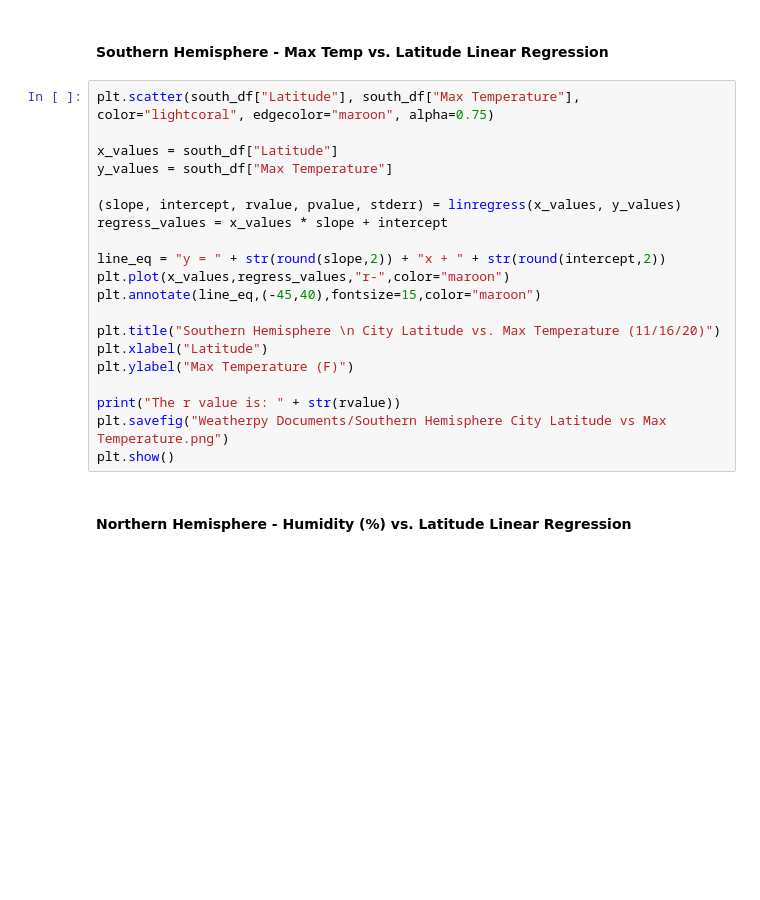
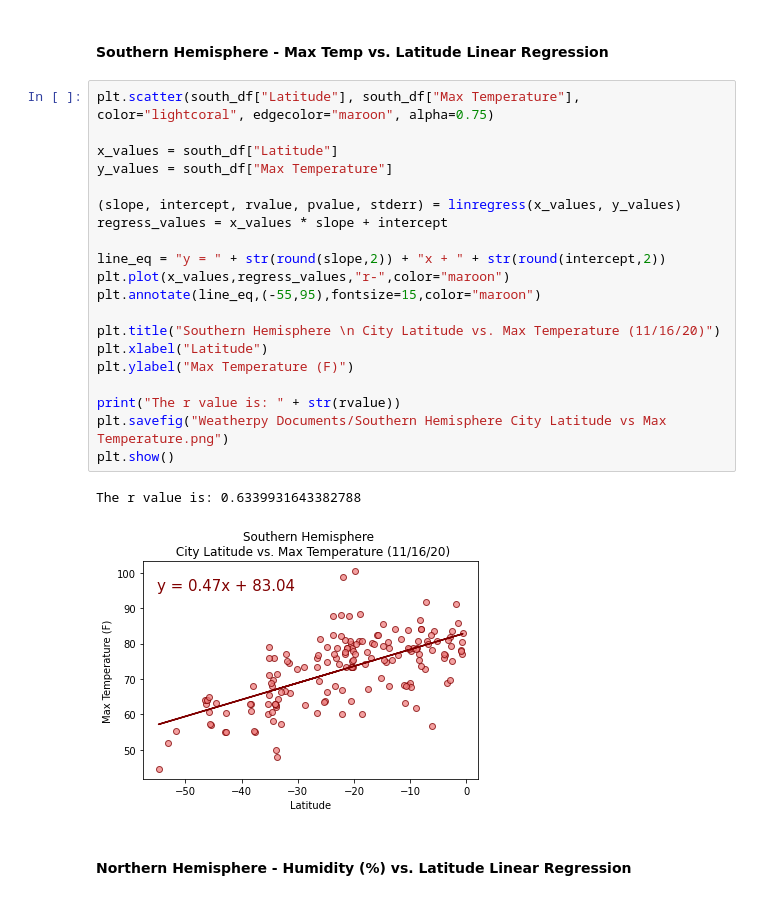
Before and after one commit to Kylmalcolm/Global-Weather-Analysis, a Jupyter notebook: WeatherPy.ipynb, the cells around one changed output. Drawn from its saved outputs; the diff is of its cells as text; blank space fills up the shorter version.

```diff
--- a/WeatherPy.ipynb
+++ b/WeatherPy.ipynb
@@ -215,23 +254,26 @@ plt.show()
 # %%
 plt.scatter(south_df["Latitude"], south_df["Max Temperature"], color="lightcoral", edgecolor="maroon", alpha=0.75)
 
 x_values = south_df["Latitude"]
 y_values = south_df["Max Temperature"]
 
 (slope, intercept, rvalue, pvalue, stderr) = linregress(x_values, y_values)
 regress_values = x_values * slope + intercept
 
 line_eq = "y = " + str(round(slope,2)) + "x + " + str(round(intercept,2))
 plt.plot(x_values,regress_values,"r-",color="maroon")
-plt.annotate(line_eq,(-45,40),fontsize=15,color="maroon")
+plt.annotate(line_eq,(-55,95),fontsize=15,color="maroon")
 
 plt.title("Southern Hemisphere \n City Latitude vs. Max Temperature (11/16/20)")
 plt.xlabel("Latitude")
 plt.ylabel("Max Temperature (F)")
 
 print("The r value is: " + str(rvalue))
 plt.savefig("Weatherpy Documents/Southern Hemisphere City Latitude vs Max Temperature.png")
 plt.show()
+# %% [output]
+The r value is: 0.6339931643382788
+[figure, added]
 # %% [markdown]
 ####  Northern Hemisphere - Humidity (%) vs. Latitude Linear Regression
 # %%
```
Also changed, not shown: parts of 16 cells of this notebook, 13 other files.
